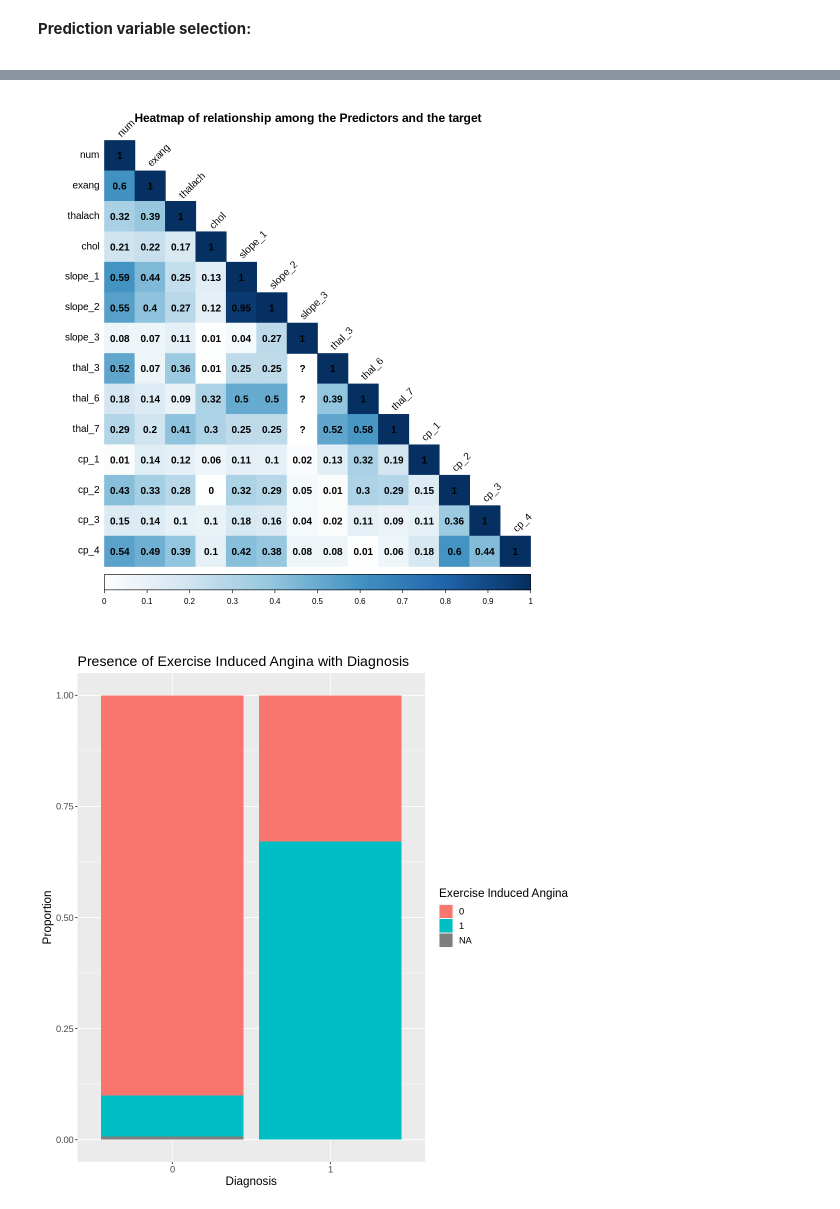
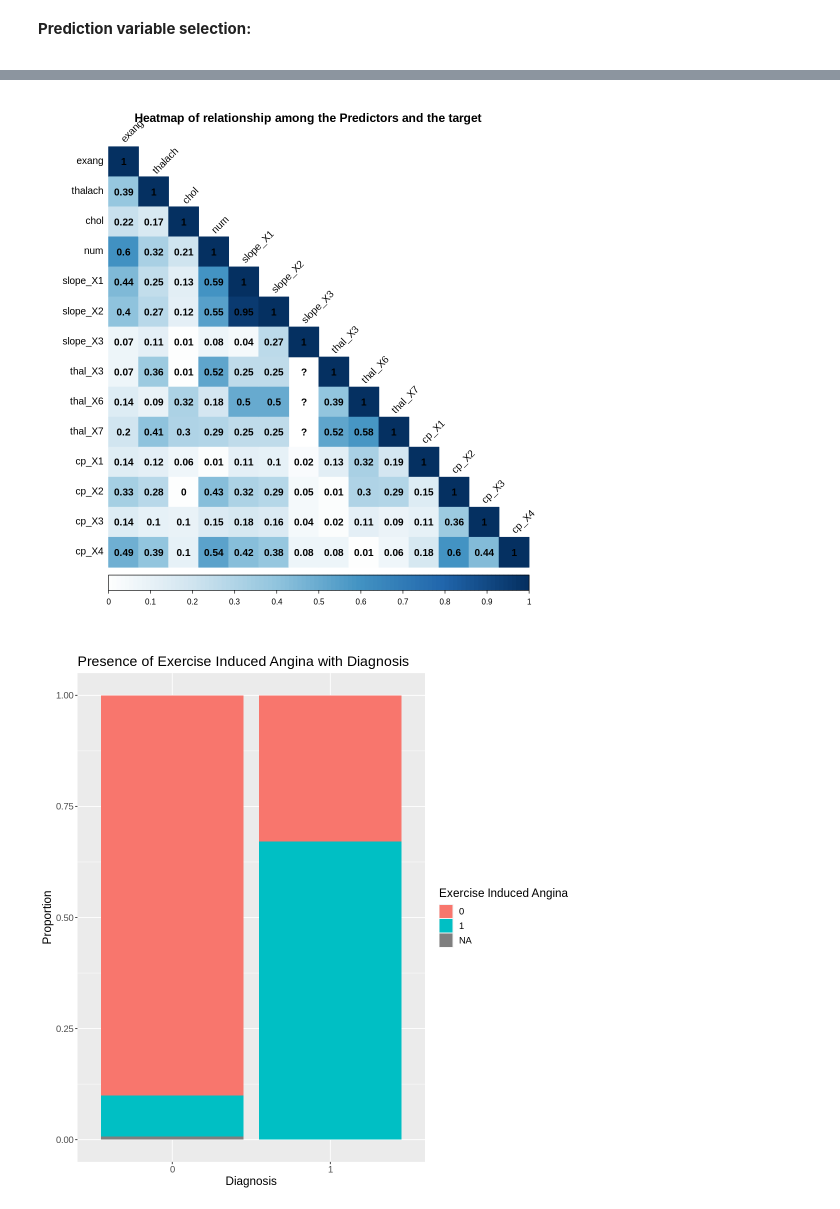
Before and after one commit to GeneRevo/DSCI100-007-Group10, a Jupyter notebook: 007_project_final_report.ipynb, the cells around one changed output, grey strips where cells are left out. Saved outputs shown, nothing was run; the diff lists cells and outputs as text; code cells hidden in the pictures.

Commit message:
Tidymodels just for Jon
Changed prediction selection method to tidymodels

```diff
--- a/007_project_final_report.ipynb
+++ b/007_project_final_report.ipynb
@@ -240,13 +233,17 @@ ca_0                NA
 # %%
-# new dataframe including the variables used as predictors and target (only factors with >2 levels changed to dummy variables)
-factor_cols <- c("slope", "thal", "cp")
+p_cols <- c("slope", "thal", "cp")
 predictors <- c("num", "exang", "slope", "thal", "cp", "thalach", "chol")
-predictor_train <- heart_disease_train |>
-  select(predictors) |>
-  dummy_cols(select_columns = factor_cols) |>
-  select(-factor_cols, -slope_NA, -thal_NA) |>
-  mutate_if(is.factor, as.character) |>
-  mutate_if(is.character, as.numeric)
+
+selected_predictor_train <- heart_disease_train |> select(all_of(predictors))
+p_recipe <- recipe(num ~ ., data = selected_predictor_train) |>
+  step_dummy(p_cols, one_hot = TRUE)
+
+#Calculates changes
+heart_prep <- p_recipe |> prep()
+
+#Applies changes and selects for the wanted columns. Mutates exang(Binary factor) to numeric.
+predictor_train <- bake(heart_prep, selected_predictor_train) |> mutate_if(is.factor, as.character) |>
+                   mutate_if(is.character, as.numeric)
 
 # heatmap of the new dataframe
 
@@ -262,6 +259,5 @@ options(repr.plot.width=9, repr.plot.height=9)
 corrplot(corr_matrix, type = "lower",col.lim = c(0, 1), method = "color",
          tl.col = "black", tl.srt =45, addCoef.col = "black",
          title = "\n\n\nHeatmap of relationship among the Predictors and the target")
-
 # the greater the color intensity and value, the greater the correlation
 # %% [output]
@@ -272,6 +272,6 @@ This message is displayed once per session.
 Warning message in cor(predictor_train, use = "pairwise.complete.obs"):
 “the standard deviation is zero”
-[figure, old version]
+[figure, new version]
 # %%
 # bar plot of diganosis vs exang (the best predictor)
 ggplot(predictor_train, aes(x = as.factor(num), fill = as.factor(exang))) +
```
Also changed, not shown: parts of 9 cells of this notebook.
